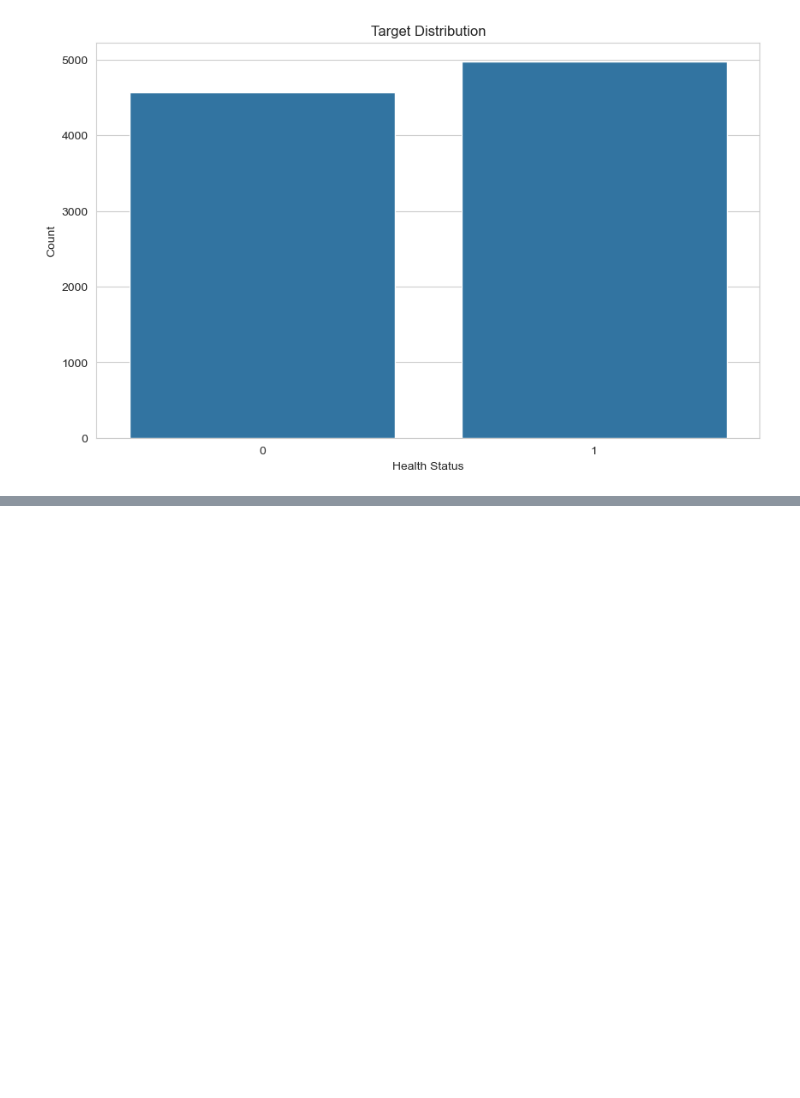
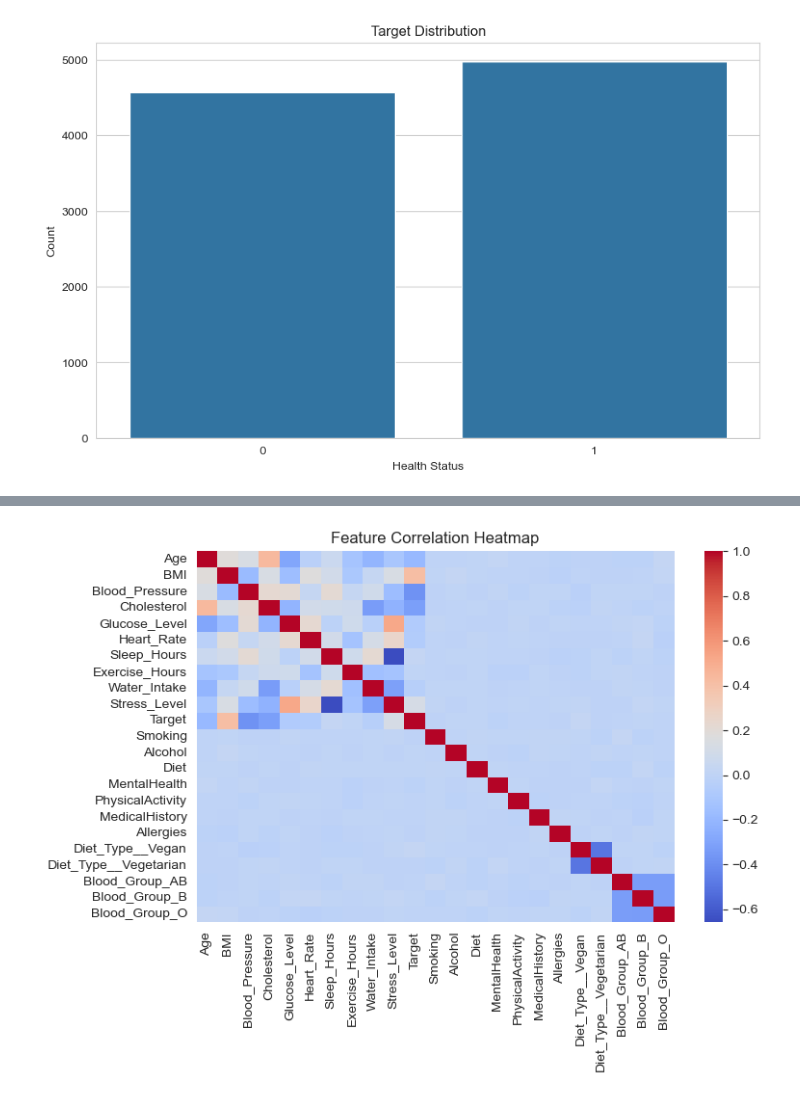
Before and after one commit to kaushikgopi0724/Novagen-Healthcare-AI, a Jupyter notebook: notebooks/01_data_understanding.ipynb, the cells around one changed output, grey strips where cells are left out. Saved outputs shown, nothing was run; the diff lists cells and outputs as text; code cells hidden in the pictures; blank space fills up the shorter version.

```diff
--- a/notebooks/01_data_understanding.ipynb
+++ b/notebooks/01_data_understanding.ipynb
@@ -160,0 +207,7 @@ for col in numerical_cols:
+# %%
+plt.figure(figsize=(8,5))
+sns.heatmap(df.corr(), cmap="coolwarm")
+plt.title("Feature Correlation Heatmap")
+plt.show()
+# %% [output]
+[figure, new version]
```
Also changed, not shown: parts of 17 cells of this notebook.
